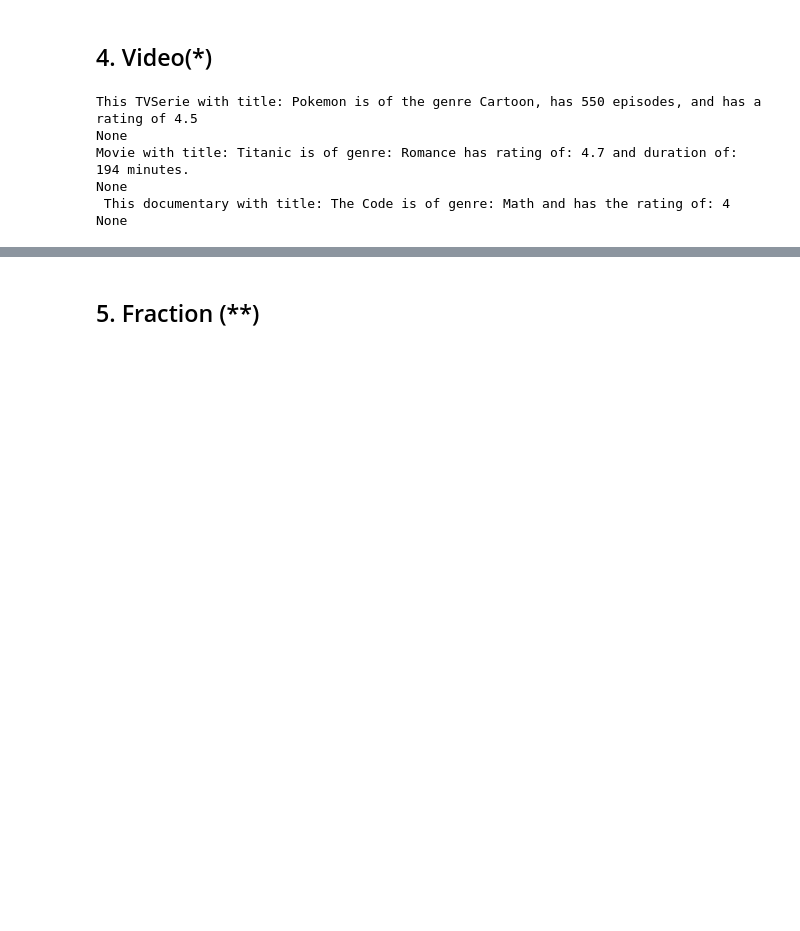
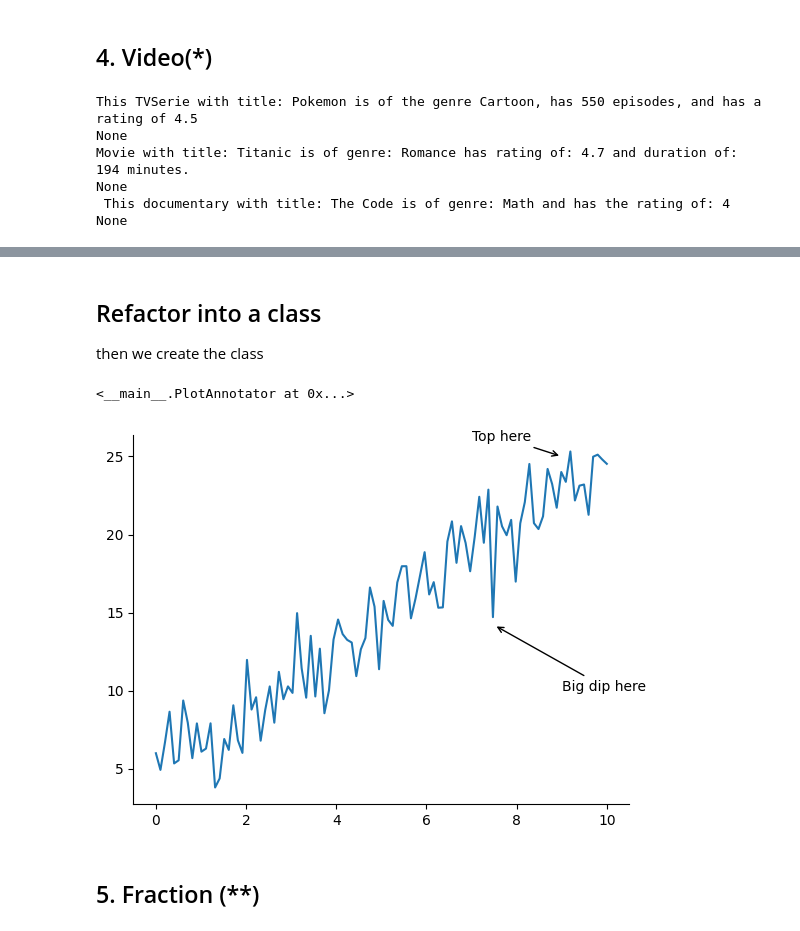
Before and after one commit to LisaYllander92/Python_DE25_Lisa_Yllander, a Jupyter notebook: exercises/06_OOP.ipynb, the cells around one changed output, grey strips where cells are left out. Drawn from its saved outputs; the diff is of its cells as text; code cells hidden in the pictures; blank space fills up the shorter version.

```diff
--- a/exercises/06_OOP.ipynb
+++ b/exercises/06_OOP.ipynb
@@ -320,3 +348,40 @@ class PlotAnnotator:
+# %% [markdown]
+## Refactor into a class
+
+then we create the class
+# %%
+class PlotAnnotator:
+    def __init__(self, fig, ax):
+        self.fig = fig
+        self.ax = ax
+
+    def arrow(self, label: str, start_xy: tuple[float], end_xy: tuple[float]):
+        self.ax.annotate(
+            label,
+            xytext = start_xy,
+            xy=end_xy,
+            arrowprops = {"arrowstyle": "->"},
+                        )
+
+        return self
+
+    def remove_clutter(self):
+        self.ax.spines[["top", "right"]].set_visible(False)
+        return self
+
+fig, ax = plt.subplots(1) # plt.figure(), plt.axes()
+
+ax.plot(x,y)
+
+annotator = PlotAnnotator(fig, ax)
+
+#method chaning
+annotator.arrow(label = "Big dip here", start_xy= (9,10), end_xy= (7.5,14.2)).remove_clutter()
+annotator.arrow(label = "Top here", start_xy= (7,26), end_xy= (9,25))
+#annotator.remove_clutter()
+# %% [output]
+<__main__.PlotAnnotator at 0x...>
+[figure, added]
 # %% [markdown]
 ## 5. Fraction (**)
 # %%
```
Also changed, not shown: parts of 2 cells of this notebook.
